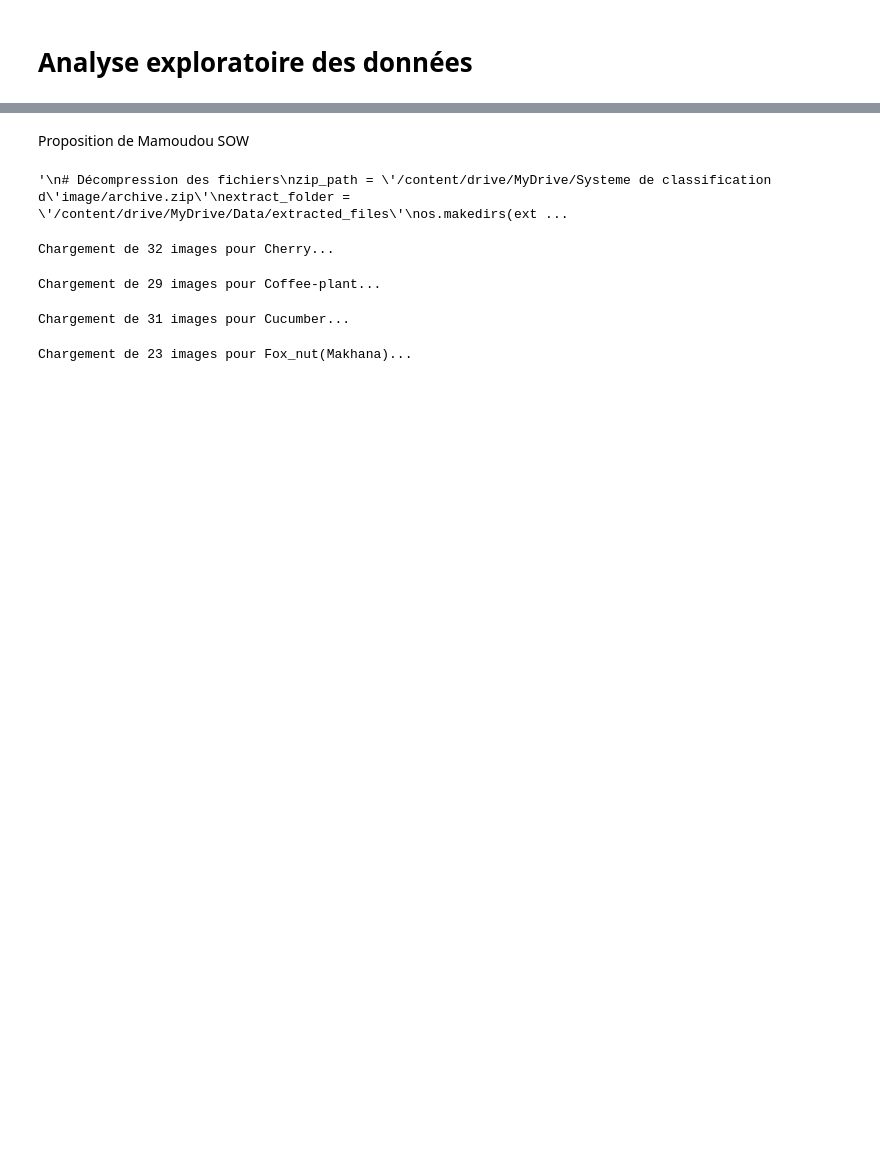
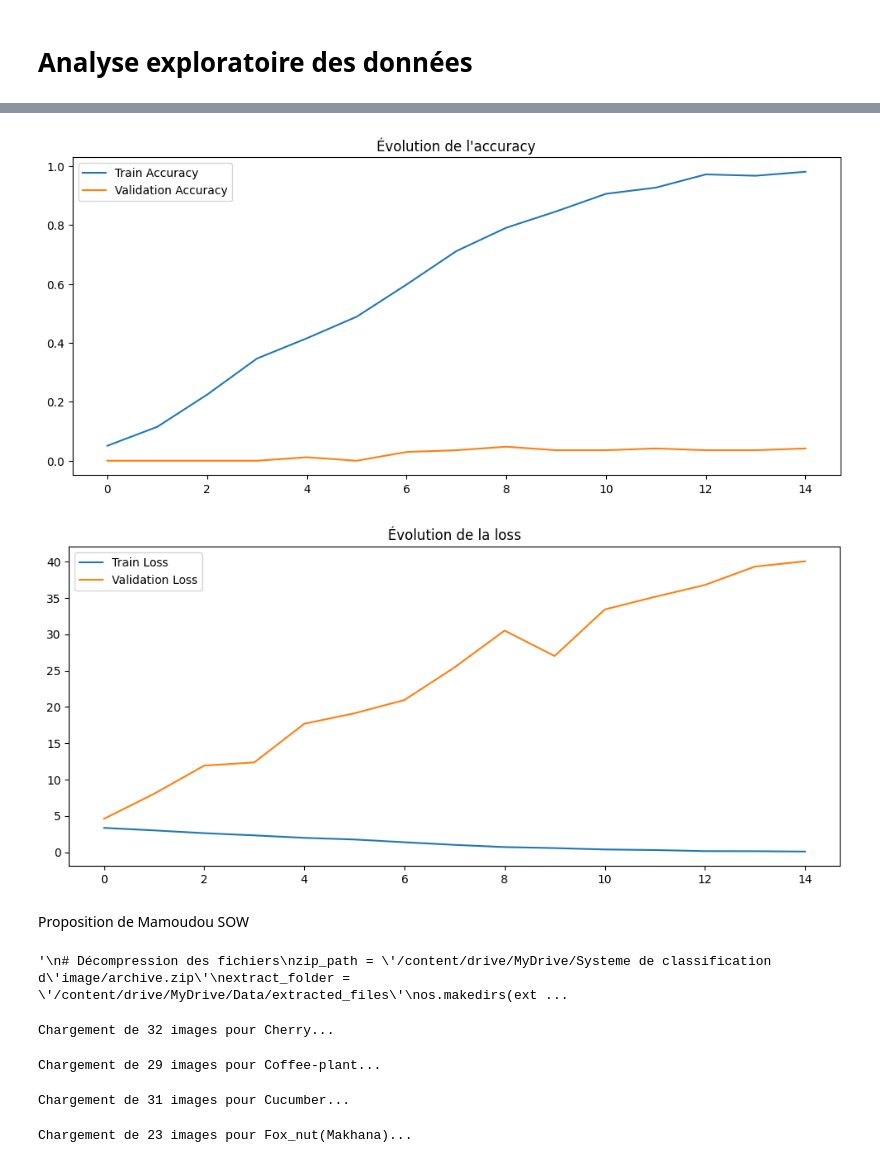
Before and after one commit to AbouCamara/IA-FORCE-N, a Jupyter notebook: Système_de_Classification_d'images_de_cultures_agricoles.ipynb, the cells around one changed output, grey strips where cells are left out. Saved outputs shown, nothing was run; the diff lists cells and outputs as text; code cells hidden in the pictures; blank space fills up the shorter version.

```diff
--- a/Système_de_Classification_d'images_de_cultures_agricoles.ipynb
+++ b/Système_de_Classification_d'images_de_cultures_agricoles.ipynb
@@ -178,6 +181,34 @@ for i in range(9):
     plt.title(classes[labels[i]])
     plt.axis('off')
 plt.show()
+
+# Définition du modèle CNN : Convolutional Neural Network
+model = keras.Sequential([
+    layers.Conv2D(32, (3, 3), activation='relu', input_shape=(128, 128, 3)),
+    layers.MaxPooling2D((2, 2)),
+    layers.Conv2D(64, (3, 3), activation='relu'),
+    layers.MaxPooling2D((2, 2)),
+    layers.Conv2D(128, (3, 3), activation='relu'),
+    layers.MaxPooling2D((2, 2)),
+    layers.Flatten(),
+    layers.Dense(128, activation='relu'),
+    layers.Dense(len(classes), activation='softmax')
+])
+
+model.compile(optimizer='adam', loss='sparse_categorical_crossentropy', metrics=['accuracy'])
+model.summary()
+
+# Définir le modèle
+# (Votre définition de modèle existante)
+
+# Diviser les données
+total_size = len(images)
+train_size = int(0.8 * total_size)
+X_train, X_test = images[:train_size], images[train_size:]
+y_train, y_test = labels[:train_size], labels[train_size:]
+
+# Entraîner le modèle
+history = model.fit(X_train, y_train, epochs=15, batch_size=32, validation_data=(X_test, y_test))
 # %% [output]
 Chargement 32 images de la classe Cherry...
 Chargement 29 images de la classe Coffee-plant...
@@ -316,6 +350,24 @@ Solutions possibles:
 - Rééchantillonnage (oversampling/undersampling)
 - Utilisation de class weights pendant l'entraînement
 [figure]
+# %%
+# Affichage des courbes d'apprentissage
+plt.figure(figsize=(12, 5))
+plt.plot(history.history['accuracy'], label='Train Accuracy')
+plt.plot(history.history['val_accuracy'], label='Validation Accuracy')
+plt.legend()
+plt.title("Évolution de l'accuracy")
+plt.show()
+
+plt.figure(figsize=(12, 5))
+plt.plot(history.history['loss'], label='Train Loss')
+plt.plot(history.history['val_loss'], label='Validation Loss')
+plt.legend()
+plt.title("Évolution de la loss")
+plt.show()
+# %% [output]
+[figure, added]
+[figure, added]
 # %% [markdown]
 Proposition de Mamoudou SOW
 # %%
```
Also changed, not shown: parts of 6 cells of this notebook.
